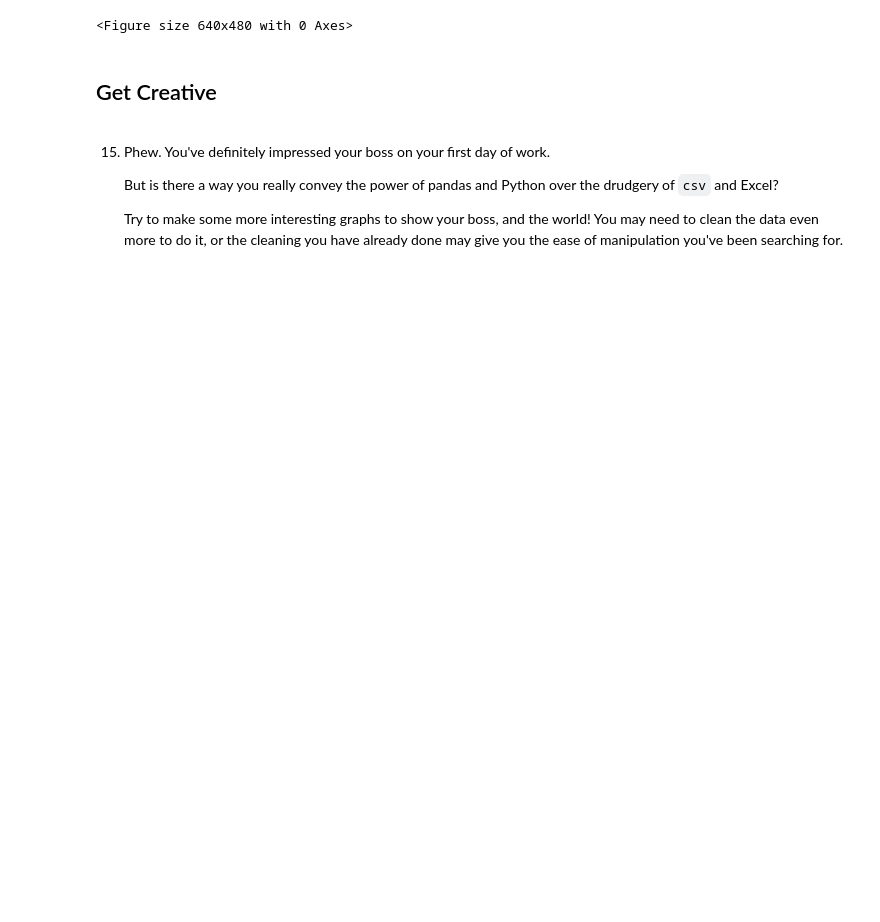
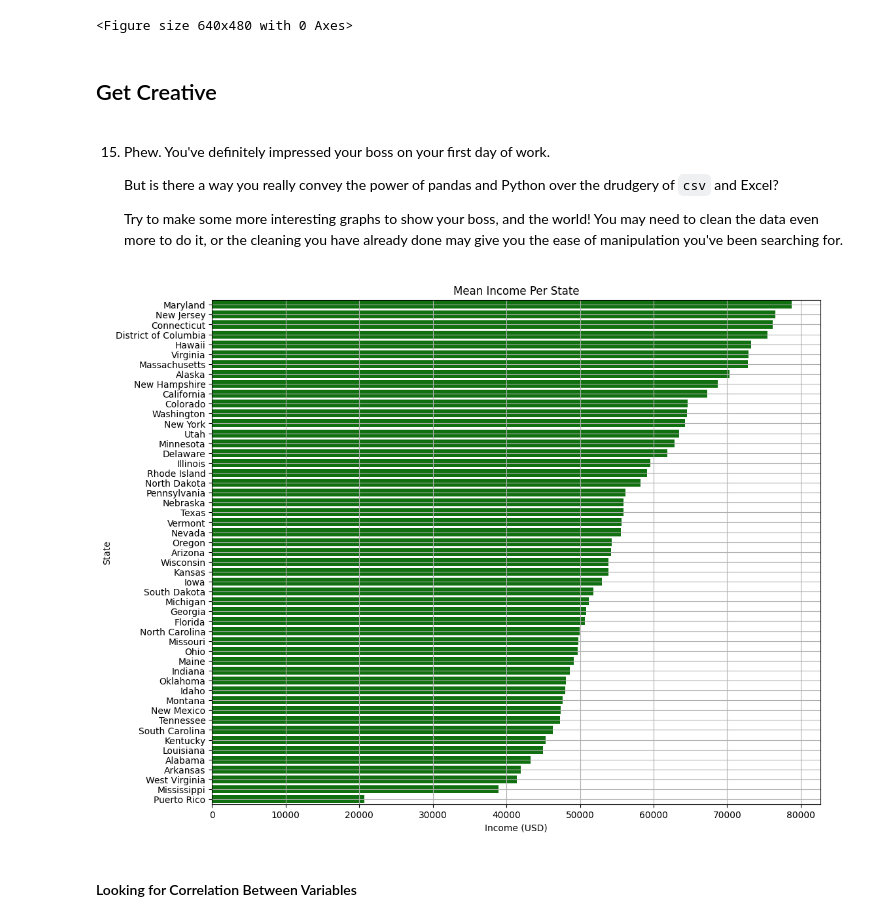
Before and after one commit to raserr11/Cleaning-US-Census-Data-Course-Project, a Jupyter notebook: Cleaning US Census Data.ipynb, the cells around one changed output. Cells and saved outputs as stored; diff of their text form; code cells hidden in the pictures; blank space fills up the shorter version.

```diff
--- a/Cleaning US Census Data.ipynb
+++ b/Cleaning US Census Data.ipynb
@@ -294,3 +297,17 @@ plt.clf()
     But is there a way you really convey the power of pandas and Python over the drudgery of `csv` and Excel?
 
     Try to make some more interesting graphs to show your boss, and the world! You may need to clean the data even more to do it, or the cleaning you have already done may give you the ease of manipulation you've been searching for.
+# %%
+us_census_sorted = us_census.sort_values('income_norm', ascending=False)
+# %%
+plt.figure(figsize=(12,10))
+sns.barplot(y=us_census_sorted.state, x=us_census_sorted.income, color='green')
+plt.xlabel('Income (USD)')
+plt.ylabel('State')
+plt.title('Mean Income Per State')
+plt.grid()
+plt.show()
+# %% [output]
+[figure, added]
+# %% [markdown]
+#### Looking for Correlation Between Variables
```
Also changed, not shown: parts of 8 cells of this notebook.
